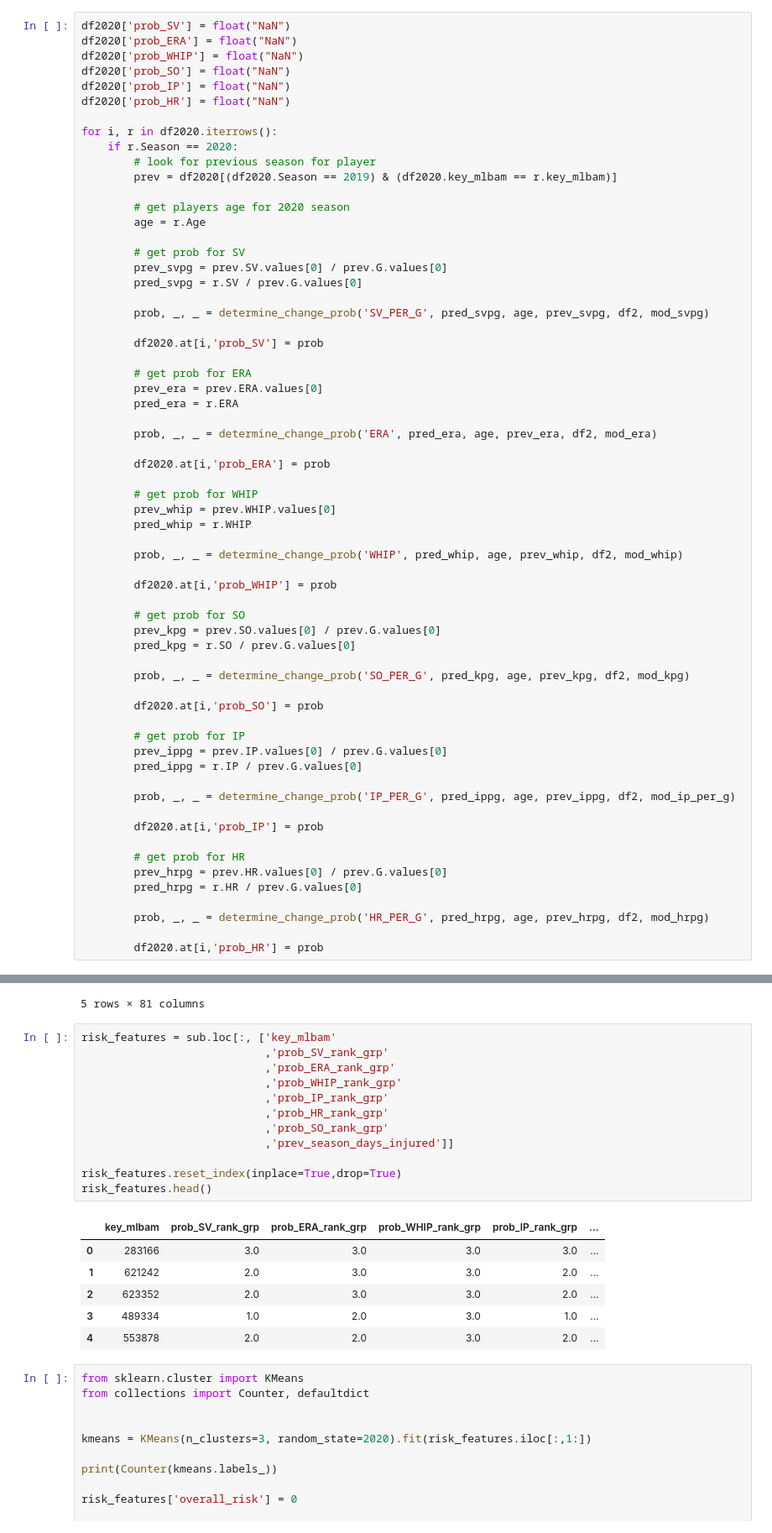
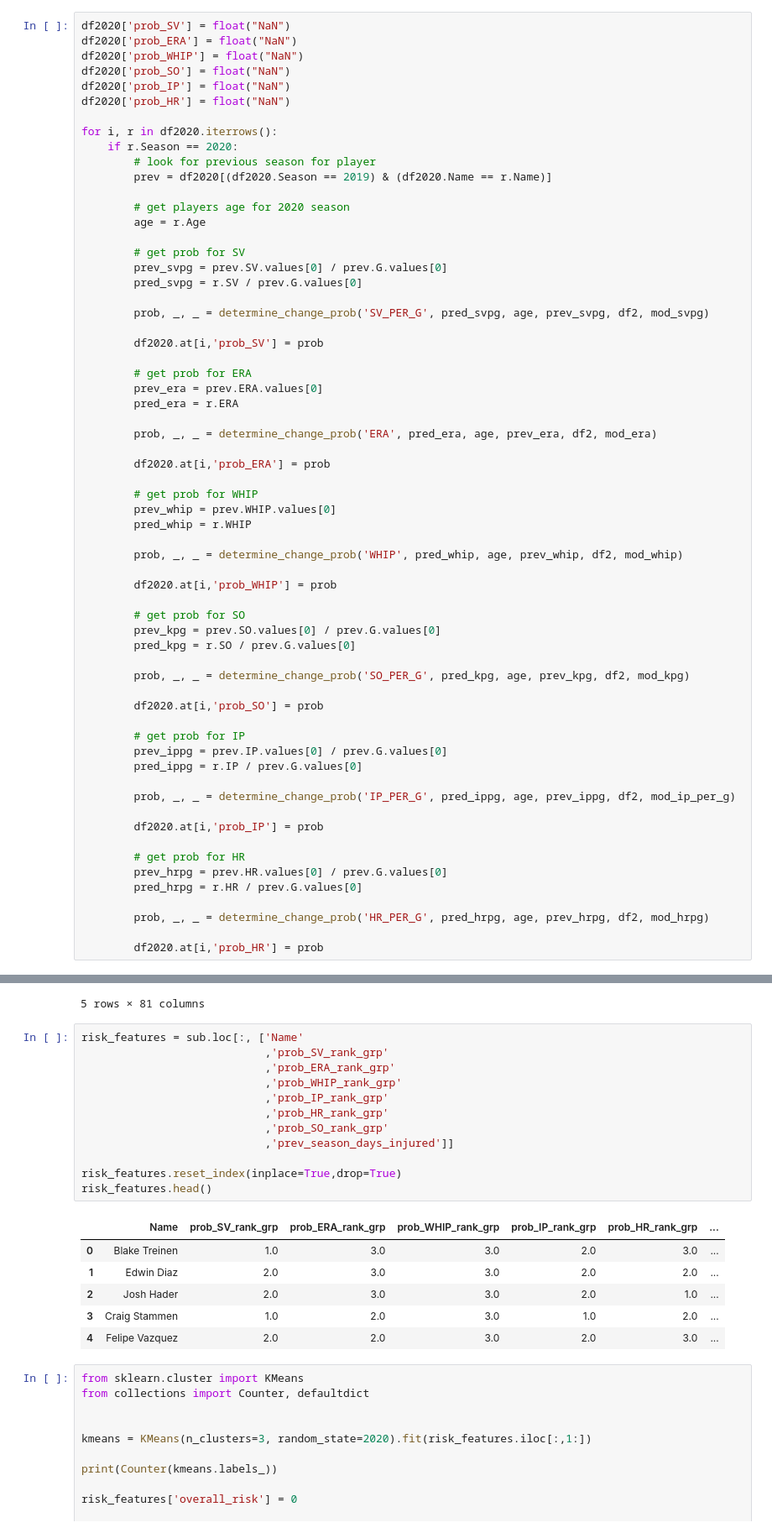
Before and after one commit to rileybuch/Fantasy-Baseball-Web-App, a Jupyter notebook: probability_predicted_relievers.ipynb, the cells around one changed output, grey strips where cells are left out. Shown at 84% size. Cells and saved outputs as stored; diff of their text form.

Commit message:
map by name

```diff
--- a/probability_predicted_relievers.ipynb
+++ b/probability_predicted_relievers.ipynb
@@ -313,7 +315,7 @@ df2020['prob_HR'] = float("NaN")
 for i, r in df2020.iterrows():
     if r.Season == 2020:
         # look for previous season for player
-        prev = df2020[(df2020.Season == 2019) & (df2020.key_mlbam == r.key_mlbam)]
+        prev = df2020[(df2020.Season == 2019) & (df2020.Name == r.Name)]
 
         # get players age for 2020 season
         age = r.Age
@@ -454,24 +456,24 @@ sub.head()
 | 6081 | 2020 | Felipe Vazquez | NaN | 28 | 2.841092 | 3.706172 | 3.000421 | NaN | NaN | NaN | ... | ... |
 5 rows × 81 columns
 # %%
-risk_features = sub.loc[:, ['key_mlbam'
+risk_features = sub.loc[:, ['Name'
                             ,'prob_SV_rank_grp'
                             ,'prob_ERA_rank_grp'
                             ,'prob_WHIP_rank_grp'
                             ,'prob_IP_rank_grp'
                             ,'prob_HR_rank_grp'
                             ,'prob_SO_rank_grp'
                             ,'prev_season_days_injured']]
 
 risk_features.reset_index(inplace=True,drop=True)
 risk_features.head()
 # %% [output]
-|  | key_mlbam | prob_SV_rank_grp | prob_ERA_rank_grp | prob_WHIP_rank_grp | prob_IP_rank_grp | ... |
-| 0 | 283166 | 3.0 | 3.0 | 3.0 | 3.0 | ... |
-| 1 | 621242 | 2.0 | 3.0 | 3.0 | 2.0 | ... |
-| 2 | 623352 | 2.0 | 3.0 | 3.0 | 2.0 | ... |
-| 3 | 489334 | 1.0 | 2.0 | 3.0 | 1.0 | ... |
-| 4 | 553878 | 2.0 | 2.0 | 3.0 | 2.0 | ... |
+|  | Name | prob_SV_rank_grp | prob_ERA_rank_grp | prob_WHIP_rank_grp | prob_IP_rank_grp | prob_HR_rank_grp | ... |
+| 0 | Blake Treinen | 1.0 | 3.0 | 3.0 | 2.0 | 3.0 | ... |
+| 1 | Edwin Diaz | 2.0 | 3.0 | 3.0 | 2.0 | 2.0 | ... |
+| 2 | Josh Hader | 2.0 | 3.0 | 3.0 | 2.0 | 1.0 | ... |
+| 3 | Craig Stammen | 1.0 | 2.0 | 3.0 | 1.0 | 2.0 | ... |
+| 4 | Felipe Vazquez | 2.0 | 2.0 | 3.0 | 2.0 | 3.0 | ... |
 # %%
 from sklearn.cluster import KMeans
 from collections import Counter, defaultdict
```
Also changed, not shown: parts of 4 cells of this notebook, 2 other files.
